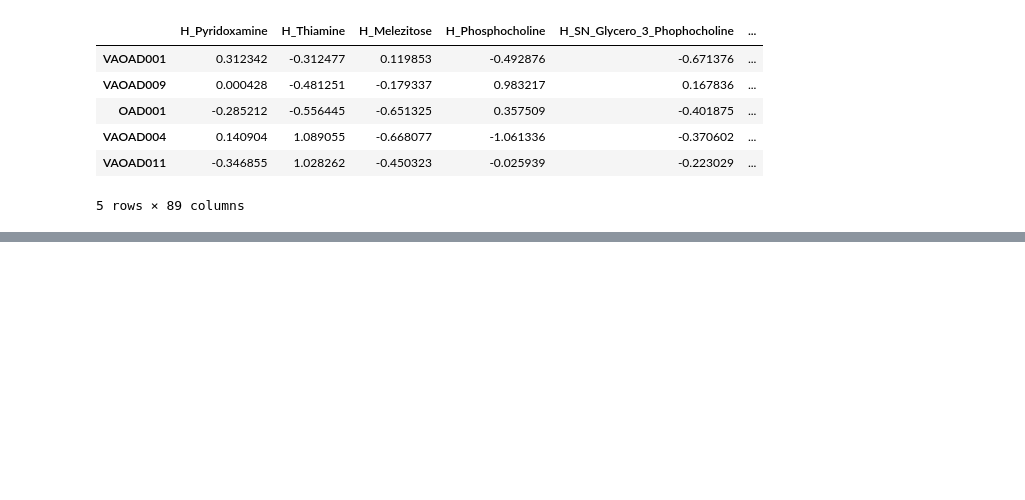
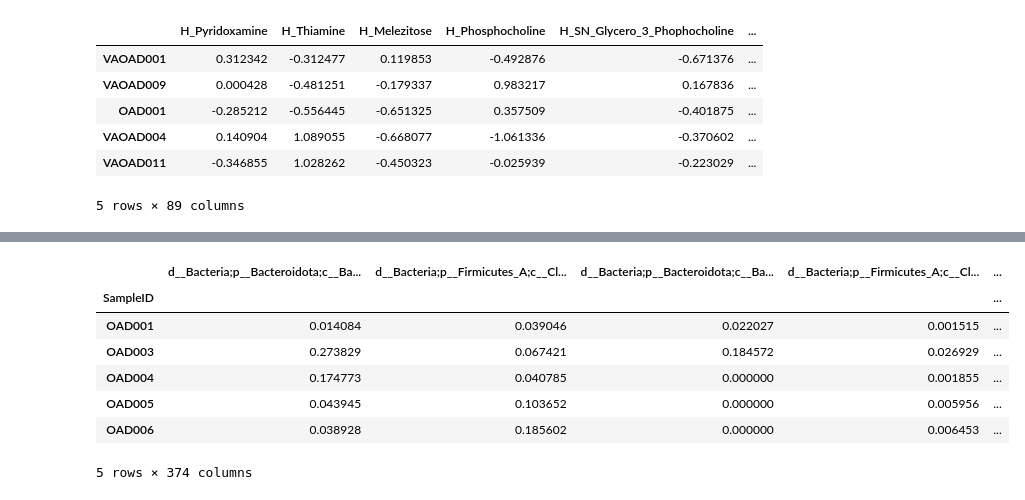
Before and after one commit to kbpi314/oa, a Jupyter notebook: code/oa_v4.ipynb, the cells around one changed output, grey strips where cells are left out. Drawn from its saved outputs; the diff is of its cells as text; code cells hidden in the pictures; blank space fills up the shorter version.

```diff
--- a/code/oa_v4.ipynb
+++ b/code/oa_v4.ipynb
@@ -813,3 +818,33 @@ paired alpha wilcoxon
 No response
 paired alpha wilcoxon
 5.0 0.625
+# %%
+# alpha plots
+for g in ['saliva','stool']:
+    df_alpha = g_to_dfd[g + '_adh']['alpha']
+    df_map = type_to_df_map[g].copy()
+    df_map = df_map.set_index('Together')
+    df_map = df_map[['Timepoint','WOMAC_P_Response']]
+    df_map.index = df_map.index.map(lambda x: x.split('.g')[0])
+
+    df_merge = pd.concat([df_alpha, df_map], axis=1)
+    df_merge = df_merge.dropna()
+
+    # sns.set_theme()
+    custom_params = {"axes.spines.right": False, "axes.spines.top": False}
+    sns.set_theme(style="ticks", rc=custom_params)
+    plt.figure(figsize=(6,4))
+    sns.boxplot(x='Timepoint', y='shannon_entropy', data=df_merge,palette=['b','r'])#, hue='Timepoint', palette=['b','r'])
+    sns.swarmplot(x='Timepoint', y='shannon_entropy', data=df_merge,color='black')
+    sns.despine()#(left=True, bottom=True)
+    # ax.axes.set_title("",fontsize=48)\n",
+    plt.tight_layout()
+    ax.set_ylabel("Shannon Entropy",fontsize=16)
+    ax.set_xlabel("Diagnosis",fontsize=16)
+    ax.tick_params(labelsize=16)
+
+    # plt.tight_layout()
+    plt.savefig(path + 'outputs/Qiime2_' + g + '_adh/alpha_all.pdf')
+    plt.close()
+
+df_merge.head()
@@ -1797,3 +1644,25 @@ path
+# %%
+# play testing mediation
+g = 'stool'
+df_M = pd.read_csv(path + 'inputs/cutie_df_meta_stool.tsv', sep='\t', index_col=0)
+df_M.iloc[:,:-1].to_csv(path + 'inputs/mediation_meta_stool_post_test.txt', sep='\t')
+
+df_Y = df_meta_paired[['VAS_Pt_diff', 'WOMAC_pain_diff']]
+df_Y.to_csv(path + 'inputs/mediation_WMdiff_test.txt', sep='\t')
+
+df_X = pd.read_csv(path + 'inputs/cutie_df_taxa_stool.tsv', sep='\t', index_col=0)
+df_X.index = df_X.index.map(lambda x: x.split('.post')[0].replace('-',''))
+df_X.to_csv(path + 'inputs/mediation_taxa_stool_post_test.txt', sep='\t')
+df_X.head()
+# %% [output]
+|  | d__Bacteria;p__Bacteroidota;c__Ba... | d__Bacteria;p__Firmicutes_A;c__Cl... | d__Bacteria;p__Bacteroidota;c__Ba... | d__Bacteria;p__Firmicutes_A;c__Cl... | ... |
+| SampleID |  |  |  |  | ... |
+| OAD001 | 0.014084 | 0.039046 | 0.022027 | 0.001515 | ... |
+| OAD003 | 0.273829 | 0.067421 | 0.184572 | 0.026929 | ... |
+| OAD004 | 0.174773 | 0.040785 | 0.000000 | 0.001855 | ... |
+| OAD005 | 0.043945 | 0.103652 | 0.000000 | 0.005956 | ... |
+| OAD006 | 0.038928 | 0.185602 | 0.000000 | 0.006453 | ... |
+5 rows × 374 columns
 # %%
 # for corr heatmaps
 for g in ['saliva','stool']:
```
Also changed, not shown: parts of 20 cells of this notebook, 1 other file.
